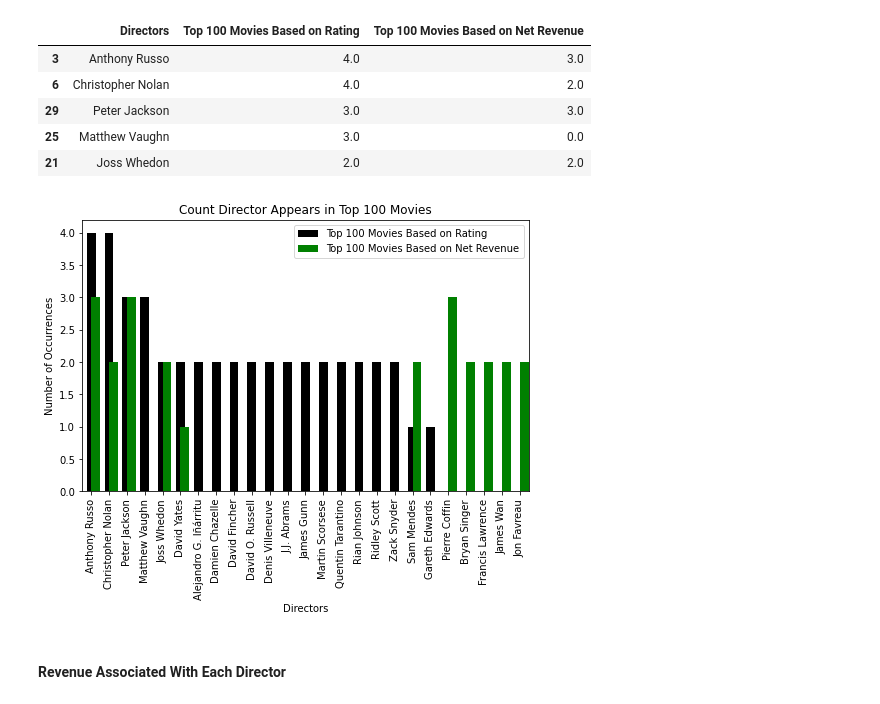
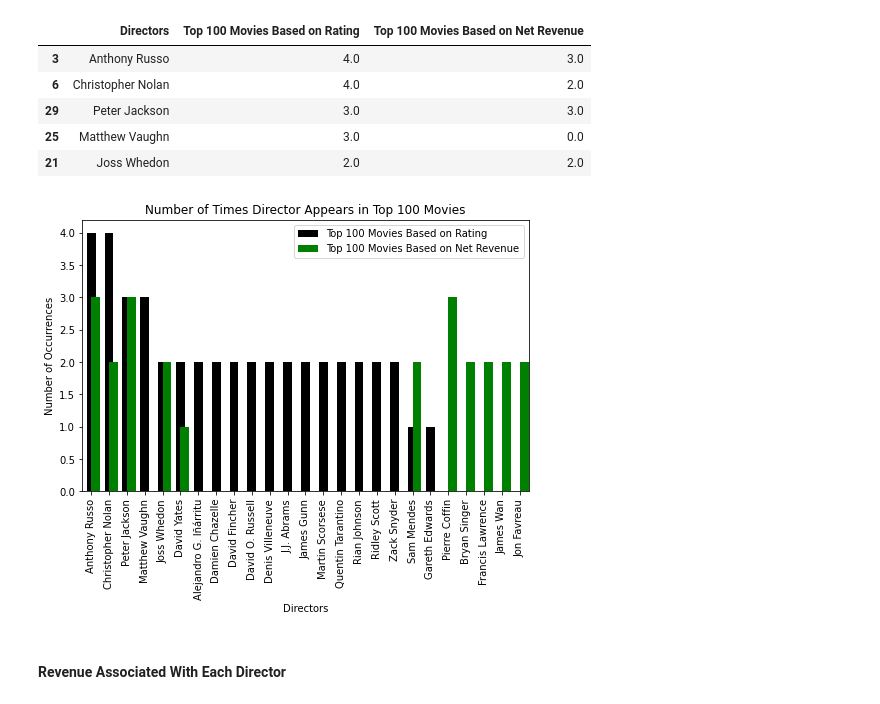
Before and after one commit to reboyce/Gilbert-Team-Repo, a Jupyter notebook: Notebooks/Principals.ipynb, the cells around one changed output. Drawn from its saved outputs; the diff is of its cells as text; code cells hidden in the pictures.

Commit message:
images added

```diff
--- a/Notebooks/Principals.ipynb
+++ b/Notebooks/Principals.ipynb
@@ -538,16 +538,16 @@ top_director_counts.head()
 # %%
 #Plot the count of revenue and rating in each genre side by side to see which genres are the most popular and most profitable
 top_director_counts.iloc[:25].plot(kind='bar',
                                    x='Directors',
-                                   title='Count Director Appears in Top 100 Movies',
+                                   title='Number of Times Director Appears in Top 100 Movies',
                                    color = ['Black','Green'],
                                    alpha=1,
                                    figsize=(8, 5),
                                    Width=.5,
                                    ylabel='Number of Occurrences',
                                    xlabel='Directors');
 # %% [output]
-[figure, old version]
+[figure, new version]
 # %% [markdown]
 #### Revenue Associated With Each Director
 # %%
```
Also changed, not shown: parts of 3 cells of this notebook, 5 other files.
